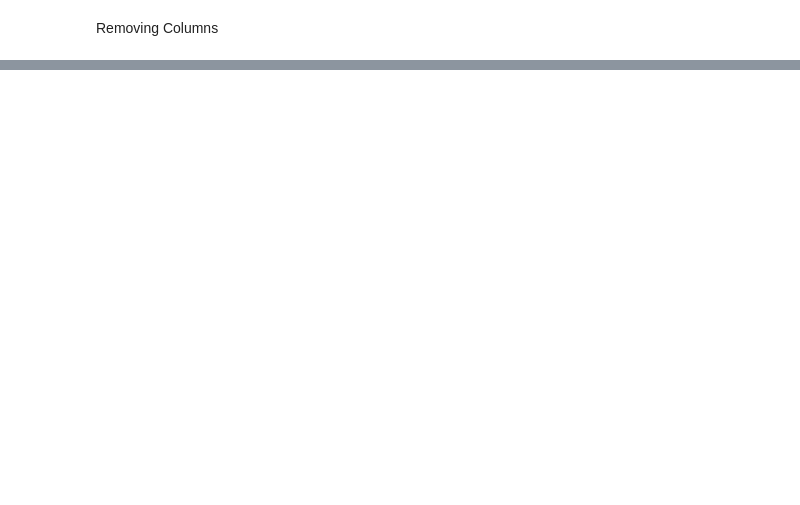
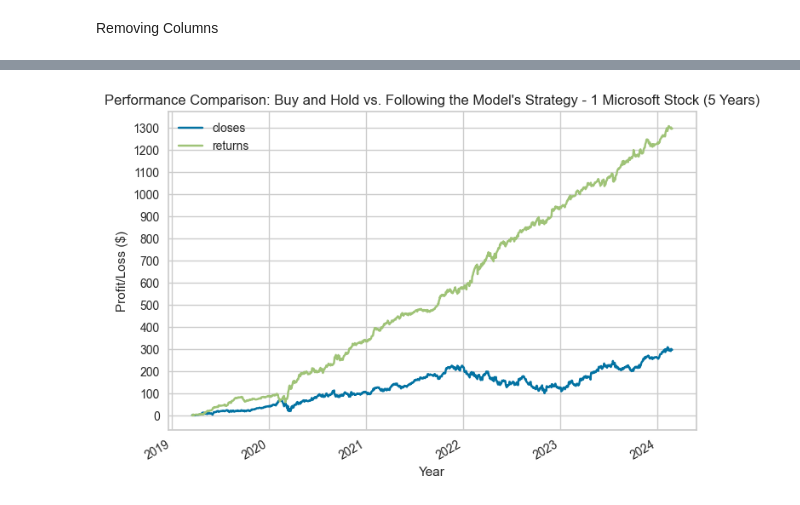
Before and after one commit to jdolinsky/project_4, a Jupyter notebook: pycaret_model.ipynb, the cells around one changed output, grey strips where cells are left out. Saved outputs shown, nothing was run; the diff lists cells and outputs as text; code cells hidden in the pictures; blank space fills up the shorter version.

Commit message:
updated chart

```diff
--- a/pycaret_model.ipynb
+++ b/pycaret_model.ipynb
@@ -423 +337,3 @@ Transformation Pipeline and Model Successfully Saved
  'final_model.pkl')
+# %%
+predictions = pd.read_csv('predictions.csv')
@@ -455,3 +362,29 @@ predictions.head()
+# %%
+import matplotlib.pyplot as plt
+
+# Create a new column 'Profit_Loss' and calculate cumulative total
+predictions.set_index(pd.to_datetime(predictions['date'], format='%Y-%m-%d'), inplace=True)
+predictions['rw'] = np.where(predictions['prediction_label'] == predictions['target'], 1, -1)
+predictions['p_and_l'] = predictions['rw'] * (predictions['adjClose'] - predictions['adjOpen']).abs()
+
+predictions['closes'] = predictions['adjClose'].cumsum()
+predictions['returns'] = predictions.p_and_l.cumsum()
+predictions[['closes', 'returns']].plot()
+
+# Add X and Y labels
+plt.xlabel('Year')
+plt.ylabel('Profit/Loss ($)')
+
+# Adjust the size of Y ticks
+plt.yticks(np.arange(predictions['returns'].min(), predictions['returns'].max(), step=100))
+
+# Add a title to the graph
+plt.title("Performance Comparison: Buy and Hold vs. Following the Model's Strategy - 1 Microsoft Stock (5 Years)")
+
+# Show the plot
+plt.show()
+# %% [output]
+[figure, added]
 # %%
 
 
```
Also changed, not shown: parts of 24 cells of this notebook, 7 other files.
